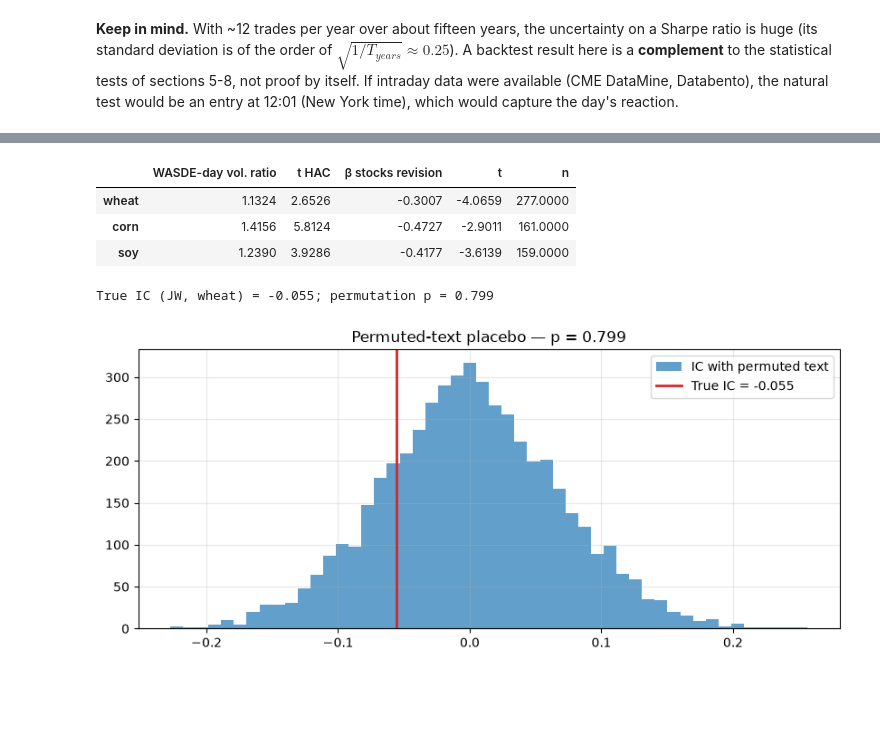
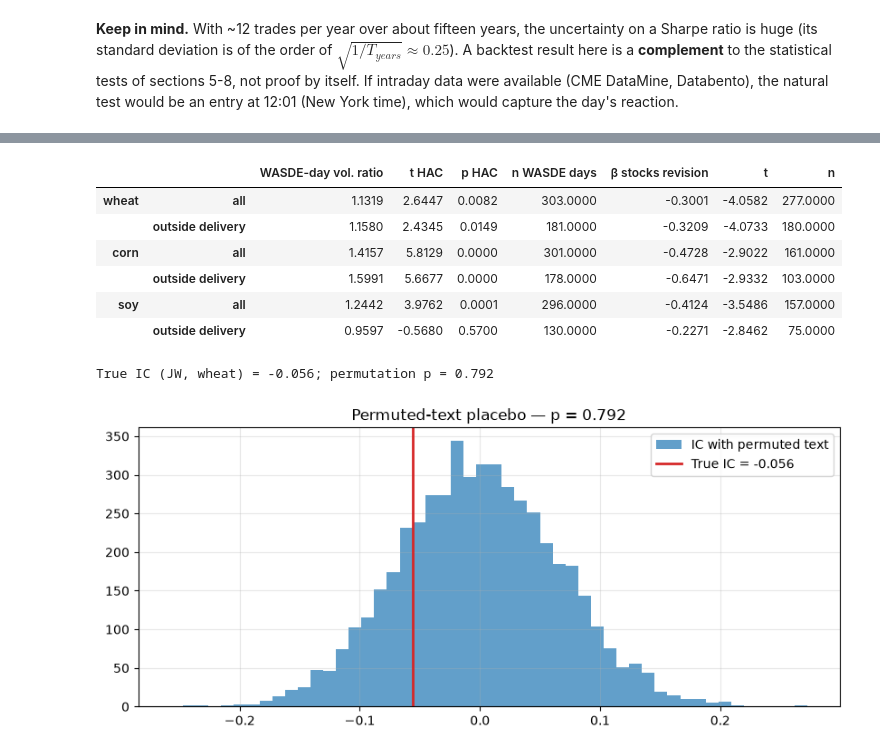
Before and after one commit to perrin-arthur/wasde-wheat-nlp, a Jupyter notebook: wasde_ble.ipynb, the cells around one changed output, grey strips where cells are left out. Drawn from its saved outputs; the diff is of its cells as text; code cells hidden in the pictures; blank space fills up the shorter version.

```diff
--- a/wasde_ble.ipynb
+++ b/wasde_ble.ipynb
@@ -167,7 +168,7 @@ def download_pdf(idx, sleep=0.5):
     return n_new, len(new_fail)
 
 wasde_idx = scrape_wasde_index()
-wasde_idx = wasde_idx[wasde_idx["date"] >= START].reset_index(drop=True)
+wasde_idx = wasde_idx[(wasde_idx["date"] >= START) & (wasde_idx["date"] <= END)].reset_index(drop=True)   # R9
 paths = download_txt(wasde_idx)
 print(f"{len(wasde_idx)} reports listed since {START}, {len(paths)} .txt files available")
 n_new, n_fail = download_pdf(wasde_idx)
@@ -1026,5 +1304,11 @@ Cost: `COST_BPS` per one-way trade. Significance: permutation test (signs are dr
 # %%
-bt = ew[ew.date.dt.year >= FIRST_TEST_YEAR].copy()
+from statsmodels.stats.multitest import multipletests
+
+def past_scale(s, min_periods=12):
+    # T16: divide by the std of PAST events only (v1 standardized over the whole test period: look-ahead).
+    return s / s.expanding(min_periods=min_periods).std().shift(1)
+
+bt = ew[ew.date.dt.year >= FIRST_TEST_YEAR].sort_values("date").copy()
 bt["sig_numbers"] = -bt["us_es_rev"]
 bt["sig_momentum D"] = bt["r0"]
 train = ew[ew.date.dt.year < FIRST_TEST_YEAR]
@@ -1033,15 +1317,16 @@ for s in TEXT_SCORES:
     rho = train[s].corr(train["z0"]) if s not in ("jw", "llm") else 1.0
     bt[f"sig_{s}"] = np.sign(rho if pd.notna(rho) else 1.0) * bt[s]
 sig_cols = [c for c in bt if c.startswith("sig_")]
-bt["sig_combo"] = pd.concat([zscore(bt[c]) for c in sig_cols], axis=1).mean(axis=1)
+bt["sig_combo"] = pd.concat([past_scale(bt[c]) for c in sig_cols], axis=1).mean(axis=1)
 sig_cols.append("sig_combo")
 
-def run_bt(df, sig_col, hold, cost_bps=COST_BPS, n_perm=5000):
+def run_bt(df, sig_col, hold, cost_bps=COST_BPS, n_perm=5000, seed=SEED):
+    g = np.random.default_rng(seed)                    # T18: local generator, a cell rerun alone gives the same p-value
     d = df.dropna(subset=[sig_col, hold])
     pos = np.sign(d[sig_col]).replace(0, np.nan).dropna()
     r = d.loc[pos.index, hold]
     pnl = pos * r - 2 * cost_bps / 1e4
-    perm = np.array([(rng.choice([-1, 1], len(r)) * r).mean() for _ in range(n_perm)])
+    perm = np.array([(g.choice([-1, 1], len(r)) * r).mean() for _ in range(n_perm)])
     years = max(d.date.dt.year.nunique(), 1)
     sr = pnl.mean() / pnl.std() * np.sqrt(len(pnl) / years)                  # annualized Sharpe
     se = np.sqrt((1 + 0.5 * sr ** 2) / years)                               # approximate standard error (Lo, 2002)
@@ -1056,7 +1341,18 @@ for hold in ["r_post1", "r_post5"]:
         results[(hold, s.replace("sig_", ""))] = st
         if hold == "r_post1":
             curves[s.replace("sig_", "")] = pd.Series(pnl.values, index=bt.loc[pnl.index, "date"]).cumsum()
-pd.DataFrame(results).T
+bt_results = pd.DataFrame(results).T
+# T17: Holm correction over the 14 variants
+bt_results["p Holm (14)"] = multipletests(bt_results["permutation p"].astype(float), alpha=0.05, method="holm")[1]
+display(bt_results)
+
+# T17: the main strategy is pre-specified (numbers signal, exit D+1); everything else is exploratory
+main_row = bt_results.loc[("r_post1", "numbers")]
+print(f"MAIN strategy (numbers, D+1): Sharpe {main_row['Annualized Sharpe']:.2f} {main_row['95% CI Sharpe (approx.)']}, "
+      f"permutation p = {main_row['permutation p']:.2f}, n = {int(main_row['n trades'])}")
+_, main_out = run_bt(bt[bt.livraison == 0], "sig_numbers", "r_post1")
+print(f"Same, outside delivery: Sharpe {main_out['Annualized Sharpe']:.2f} {main_out['95% CI Sharpe (approx.)']}, "
+      f"permutation p = {main_out['permutation p']:.2f}, n = {main_out['n trades']}")
 # %% [output]
 |  |  | Mean PnL / trade (bp) | hit rate | Annualized Sharpe | 95% CI Sharpe (approx.) | permutation p | ... |
 | r_post1 | numbers | -25.4096 | 0.4506 | -0.3381 | [-0.80 ; 0.12] | 0.8744 | ... |
@@ -1107,26 +1473,41 @@ H1 on |z| — true dates vs fake dates
 # %%
+# T20: corn and soybeans are REPLICATIONS (they have their own revisions), on all sessions and outside delivery
 rows = {}
 for c, rev in [("wheat", "us_es_rev"), ("corn", "corn_es_rev"), ("soy", "soy_es_rev")]:
-    e = events[events.comm == c].dropna(subset=["z0", rev]).copy()
-    e["rev_z"] = zscore(e[rev])
-    m = smf.ols("z0 ~ rev_z", e).fit(cov_type="HC1")
-    h = announcement_table(c, ev_days[c]).loc["z_abs"]
-    rows[c] = {"WASDE-day vol. ratio": h["ratio"], "t HAC": h["t HAC"],
-               "β stocks revision": m.params["rev_z"], "t": m.tvalues["rev_z"], "n": int(m.nobs)}
-pd.DataFrame(rows).T
+    for label, outside in [("all", False), ("outside delivery", True)]:
+        d = day_table(c)
+        e = events[events.comm == c].dropna(subset=["z0", rev]).copy()
+        if outside:
+            d, e = d[d.livraison == 0], e[e.livraison == 0]
+        e["rev_z"] = zscore(e[rev])
+        m = smf.ols("z0 ~ rev_z", e).fit(cov_type="HC1")
+        h = announcement_table(d).loc["z_abs"]
+        rows[(c, label)] = {"WASDE-day vol. ratio": h["ratio"], "t HAC": h["t HAC"], "p HAC": h["p HAC"],
+                            "n WASDE days": h["n WASDE"], "β stocks revision": m.params["rev_z"],
+                            "t": m.tvalues["rev_z"], "n": int(m.nobs)}
+repl = pd.DataFrame(rows).T
+repl
 # %% [output]
-|  | WASDE-day vol. ratio | t HAC | β stocks revision | t | n |
-| wheat | 1.1324 | 2.6526 | -0.3007 | -4.0659 | 277.0000 |
-| corn | 1.4156 | 5.8124 | -0.4727 | -2.9011 | 161.0000 |
-| soy | 1.2390 | 3.9286 | -0.4177 | -3.6139 | 159.0000 |
+|  |  | WASDE-day vol. ratio | t HAC | p HAC | n WASDE days | β stocks revision | t | n |
+| wheat | all | 1.1319 | 2.6447 | 0.0082 | 303.0000 | -0.3001 | -4.0582 | 277.0000 |
+|  | outside delivery | 1.1580 | 2.4345 | 0.0149 | 181.0000 | -0.3209 | -4.0733 | 180.0000 |
+| corn | all | 1.4157 | 5.8129 | 0.0000 | 301.0000 | -0.4728 | -2.9022 | 161.0000 |
+|  | outside delivery | 1.5991 | 5.6677 | 0.0000 | 178.0000 | -0.6471 | -2.9332 | 103.0000 |
+| soy | all | 1.2442 | 3.9762 | 0.0001 | 296.0000 | -0.4124 | -3.5486 | 157.0000 |
+|  | outside delivery | 0.9597 | -0.5680 | 0.5700 | 130.0000 | -0.2271 | -2.8462 | 75.0000 |
 # %%
+def jw_permutation_test(o, n_perm=5000, seed=SEED):
+    g = np.random.default_rng(seed)                    # T18: local generator
+    true_ic = o.jw.corr(o.z0)
+    perm_ic = np.array([np.corrcoef(g.permutation(o.jw.values), o.z0.values)[0, 1] for _ in range(n_perm)])
+    return true_ic, perm_ic, (perm_ic >= true_ic).mean()
+
 o = docs[(docs.comm == "wheat")].dropna(subset=["jw"])
-true_ic = o.jw.corr(o.z0)
-perm_ic = np.array([np.corrcoef(rng.permutation(o.jw.values), o.z0.values)[0, 1] for _ in range(5000)])
-print(f"True IC (JW, wheat) = {true_ic:.3f}; permutation p = {(perm_ic >= true_ic).mean():.3f}")
+true_ic, perm_ic, p_perm = jw_permutation_test(o)
+print(f"True IC (JW, wheat) = {true_ic:.3f}; permutation p = {p_perm:.3f}")
 plt.hist(perm_ic, bins=50, alpha=.7, label="IC with permuted text")
 plt.axvline(true_ic, c="C3", lw=2, label=f"True IC = {true_ic:.3f}")
-plt.legend(); plt.title(f"Permuted-text placebo — p = {(perm_ic >= true_ic).mean():.3f}");
+plt.legend(); plt.title(f"Permuted-text placebo — p = {p_perm:.3f}");
 # %% [output]
-True IC (JW, wheat) = -0.055; permutation p = 0.799
+True IC (JW, wheat) = -0.056; permutation p = 0.792
-[figure, old version]
+[figure, new version]
```
Also changed, not shown: parts of 39 cells of this notebook.
